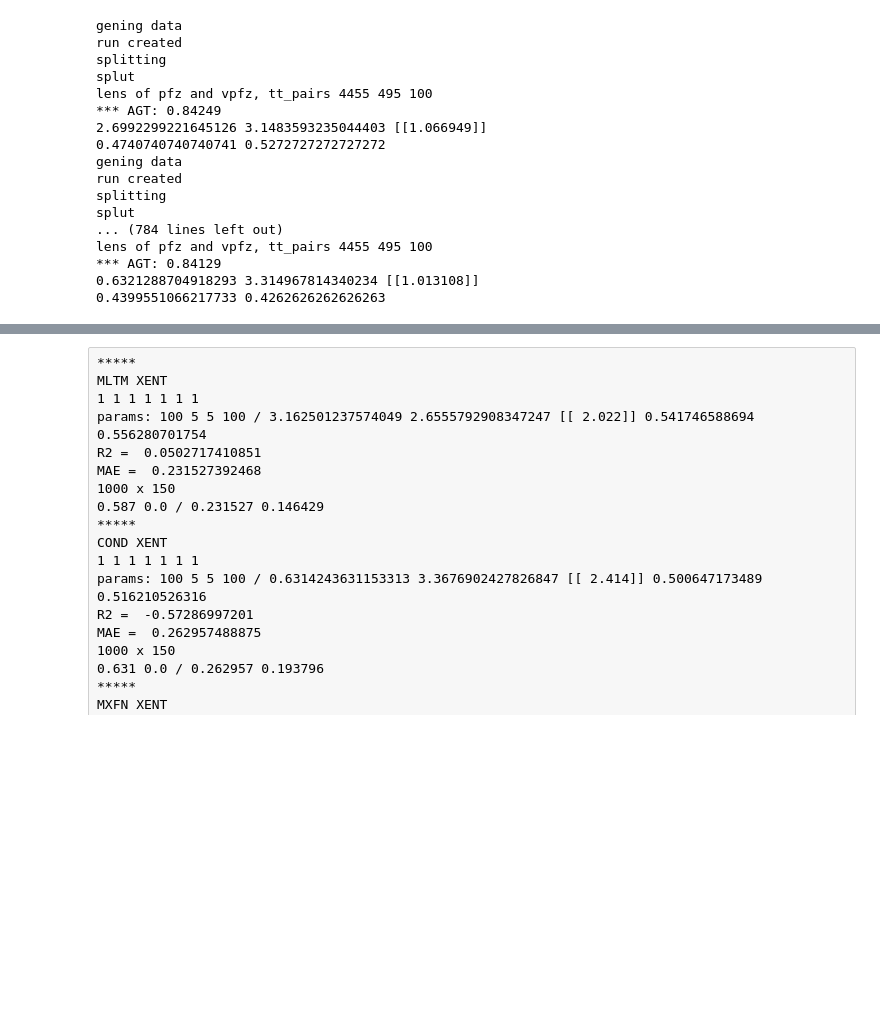
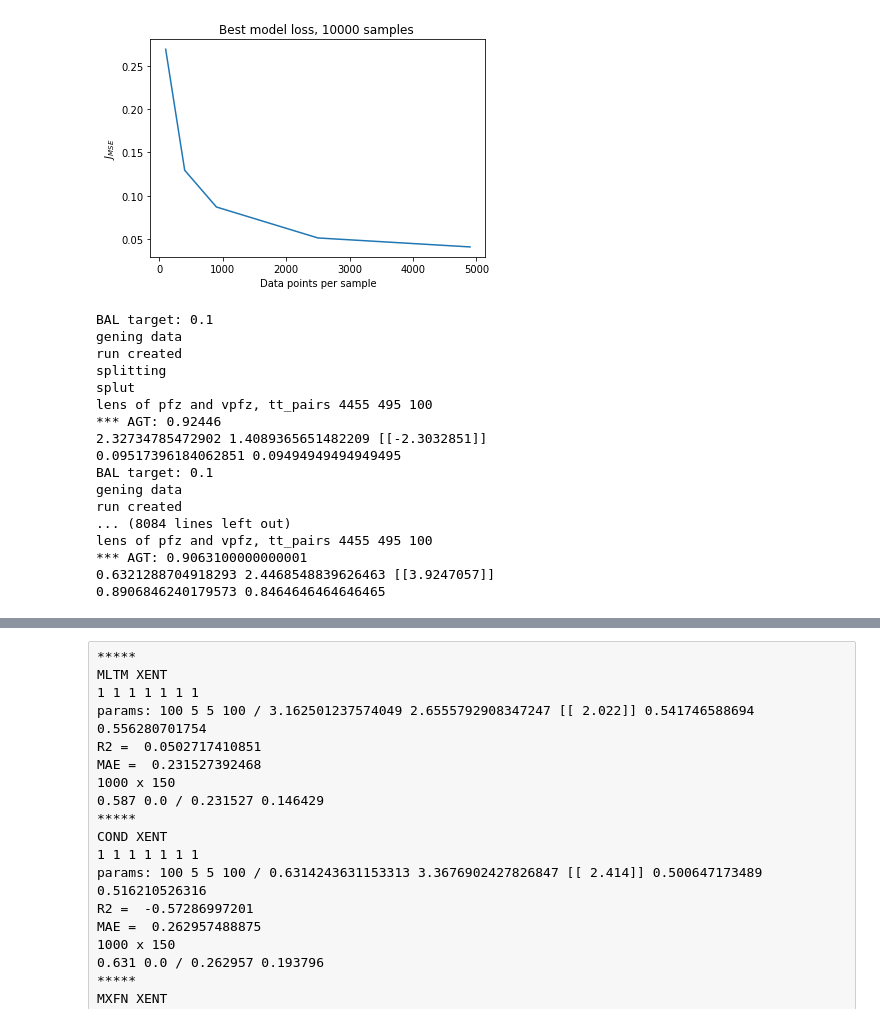
Before and after one commit to rjm49/mltm, a Jupyter notebook: next_gen/MX_FACTORISATION.ipynb, the cells around one changed output, grey strips where cells are left out. Drawn from its saved outputs; the diff is of its cells as text; code cells hidden in the pictures; blank space fills up the shorter version.

```diff
--- a/next_gen/MX_FACTORISATION.ipynb
+++ b/next_gen/MX_FACTORISATION.ipynb
@@ -853,2 +898,20 @@ generating generator training mini-datasets...
+# %%
+xs = [10,20,30,50,70]
+ys = [
+    0.26942141892910004,
+    0.12947245151996611,
+    0.08696433037519455,
+    0.051164472541213035,
+    0.04078790558874607
+]
+x2s = [x**2 for x in xs]
+plt.figure(figsize=(6,4))
+plt.plot(x2s, ys)
+plt.title("Best model loss, 10000 samples ")
+plt.xlabel("Data points per sample")
+plt.ylabel("$J_{MSE}$")
+plt.show()
+# %% [output]
+[figure, added]
 # %%
 pickle.dump(gen_m_cache, open("generators.p", "wb"))
@@ -857,6 +1066,7 @@ from numpy.random import seed
 from sklearn.model_selection import train_test_split
 
 tup = (100,1,5)
+key = (tup,(10000,70))
 if tup in gen_m_cache:
     gen_m = gen_m_cache[tup]
 else:
@@ -866,14 +1076,19 @@ factors_master = [tup]
 w_list = [200]
 factors_list = [ m+(w,) for m in factors_master for w in w_list ]
 
-bal=0.5
+bal=0.500
 explore_mode = False
 
 distro_params = []
-pfz_list = []
-i=0
-for (n_factors, min_active, max_active, _) in factors_list:
 
+
+balance_lookup = {}
+
+
+# for (n_factors, min_active, max_active, _) in factors_list:
+bal_list = [0.1, 0.2, 0.3, 0.4, 0.5, 0.6, 0.7, 0.8, 0.9]
+for bal in bal_list:
+    i=0
     model_list=[]
     rasch=True
 
@@ -894,11 +1109,17 @@ for (n_factors, min_active, max_active, _) in factors_list:
     tensorflow.random.set_seed(666)
     seed(666)
     found = False
+
+    probs_list = []
+    pfz_list = []
     while i < 100:
+        print("BAL target:", bal)
         tw = random.uniform(0.5, 3.5)
 #                         a1 = random.uniform(1, 3.5)
-        a1 = random.uniform(1, 5)
+        a1 = random.uniform(1, 3.5)
         a0 = gen_m.predict(numpy.array([[tw,a1, bal]]).reshape(1,-1))
+#         a0 = random.uniform(-1,1.6)
+#         a0 = random.uniform(-1,3.5)
 
         print("gening data")
         _, probs, students_temp, qz_temp  = gen_rasch_run(n_factors, a0, a1, min_active, max_active, test_w = tw, n_students=100, n_questions=100)
@@ -915,7 +1136,6 @@ for (n_factors, min_active, max_active, _) in factors_list:
         if explore_mode:
             plot_items([], questions, None)
 
-            print("~ ~ ~ ~~ ATTEMPT",a, a0)
             bin_spread = lambda x: max(1,int(abs(2*(numpy.max(x)-numpy.min(x)))))
 
             plt.hist(students2.flatten(), alpha=0.5, bins=bin_spread(students2))
@@ -998,22 +1218,25 @@ for (n_factors, min_active, max_active, _) in factors_list:
 
         distro_params.append((vmn,agt))
         pfz_list.append(pfz)
+        probs_list.append(probs.flatten())
+
         i+=1
+    balance_lookup[bal] = (probs_list, pfz_list)
 # %% [output]
+BAL target: 0.1
 gening data
 run created
 splitting
 splut
 lens of pfz and vpfz, tt_pairs 4455 495 100
-*** AGT: 0.84249
-2.6992299221645126 3.1483593235044403 [[1.066949]]
-0.4740740740740741 0.5272727272727272
+*** AGT: 0.92446
+2.32734785472902 1.4089365651482209 [[-2.3032851]]
+0.09517396184062851 0.09494949494949495
+BAL target: 0.1
 gening data
 run created
-splitting
-splut
-... (784 lines left out)
+... (8084 lines left out)
 lens of pfz and vpfz, tt_pairs 4455 495 100
-*** AGT: 0.84129
-0.6321288704918293 3.314967814340234 [[1.013108]]
-0.4399551066217733 0.4262626262626263
+*** AGT: 0.9063100000000001
+0.6321288704918293 2.4468548839626463 [[3.9247057]]
+0.8906846240179573 0.8464646464646465
```
Also changed, not shown: parts of 10 cells of this notebook, 1 other file.
